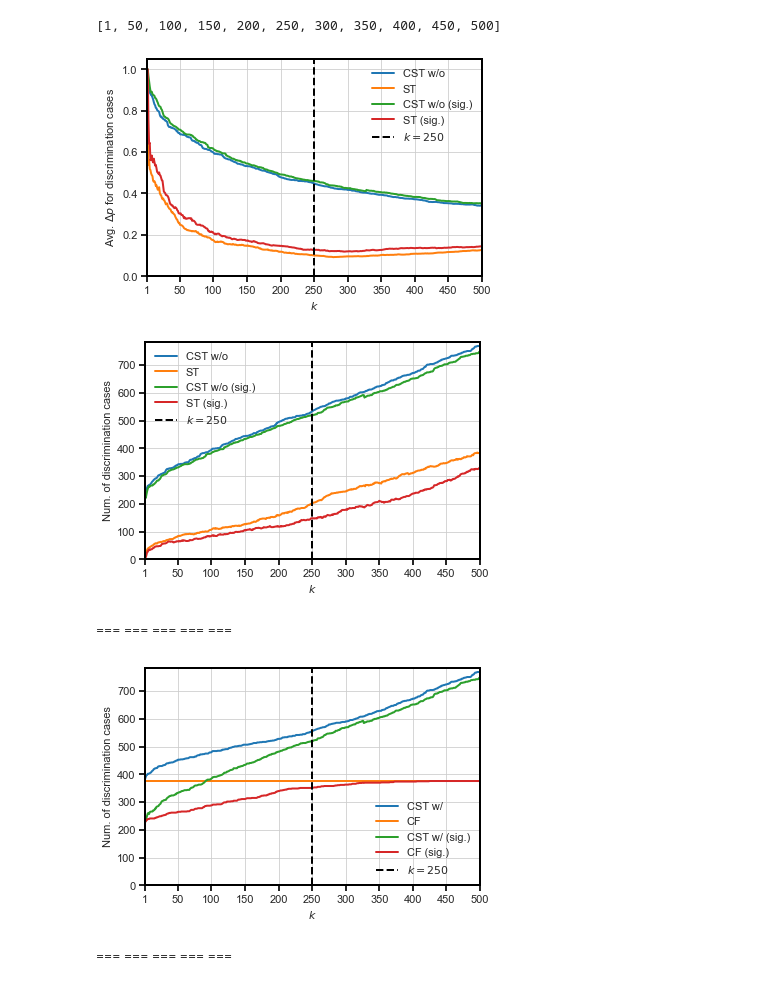
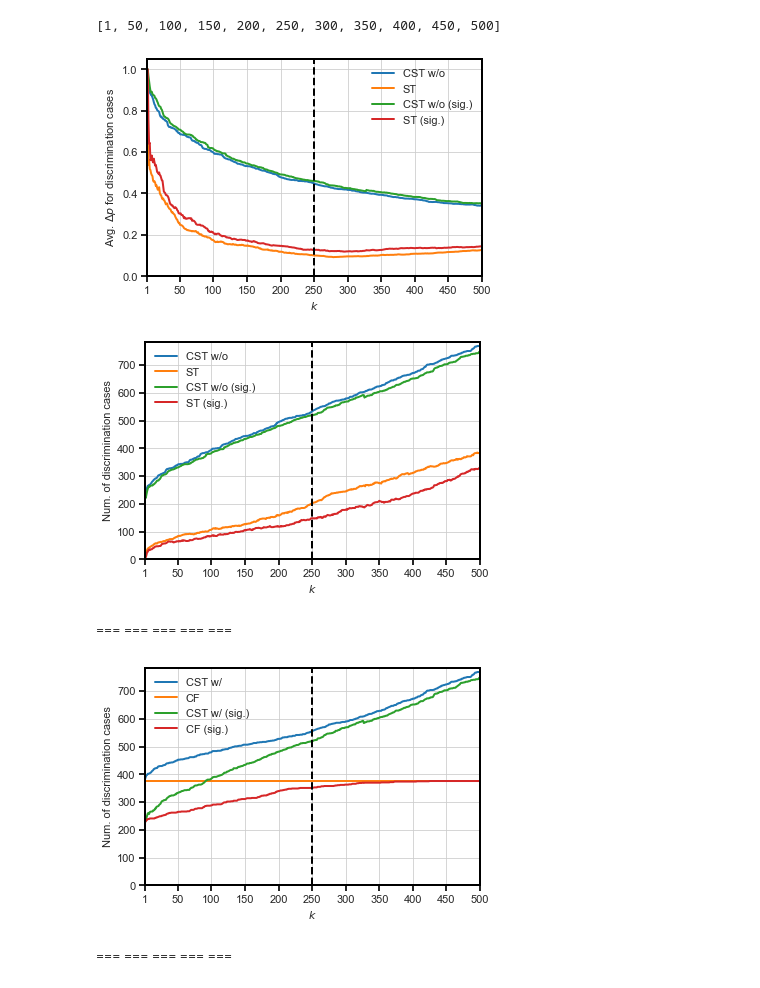
Before and after one commit to cc-jalvarez/counterfactual-situation-testing, a Jupyter notebook: src/analysis_k_param.ipynb, the cells around one changed output. Drawn from its saved outputs; the diff is of its cells as text; code cells hidden in the pictures.

Commit message:
plots for single disc for Sec 5.3; removed k=25 from legend in Sec 5.2

```diff
--- a/src/analysis_k_param.ipynb
+++ b/src/analysis_k_param.ipynb
@@ -144,13 +144,13 @@ plt.xticks(x_axis)
 plt.xlabel("$k$")
 plt.ylim(0.0, 1.05)
 plt.ylabel("Avg. $\Delta p$ for discrimination cases")
-plt.axvline(x=250, linestyle='--', color='black', label='$k=250$')
+plt.axvline(x=250, linestyle='--', color='black') #, label='$k=250$')
 plt.legend()
 # plt.title('CST w/o vs ST')
 plt.savefig(os.path.join(figu_path, 'CSTwoVsST_delta_versus_k.png'), dpi=300, bbox_inches='tight')
 plt.show()
 # %% [output]
-[figure, old version]
+[figure, new version]
 # %%
 plt.plot(k_results['k'], k_results['CSTwo_num'], label='CST w/o')
 plt.plot(k_results['k'], k_results['ST_num'], label='ST')
@@ -161,34 +161,34 @@ plt.xticks(x_axis)
 plt.xlabel("$k$")
 plt.ylim(0, k_results.iloc[-1].max() + 15)
 # plt.ylim(k_results.iloc[0].min() - 5, k_results.iloc[-1].max() + 5)
-plt.axvline(x=250, linestyle='--', color='black', label='$k=250$')
+plt.axvline(x=250, linestyle='--', color='black') #, label='$k=250$')
 plt.ylabel("Num. of discrimination cases")
 plt.legend()
 # plt.title('CST w/o vs ST')
 plt.savefig(os.path.join(figu_path, 'CSTwoVsST_nums_versus_k.png'), dpi=300, bbox_inches='tight')
 plt.show()
 # %% [output]
-[figure, old version]
+[figure, new version]
 # %% [markdown]
 === === === === ===
 # %%
 plt.plot(k_results['k'], k_results['CSTwi_num'], label='CST w/')
 plt.plot(k_results['k'], k_results['CF_num'], label='CF')
 plt.plot(k_results['k'], k_results['CSTwi_num_sig'], label='CST w/ (sig.)')
 plt.plot(k_results['k'], k_results['CF_num_sig'], label='CF (sig.)')
 plt.xlim(K_l, k_u)
 plt.xticks(x_axis)
 plt.xlabel("$k$")
 plt.ylim(0, k_results.iloc[-1].max() + 15)
 # plt.ylim(k_results.iloc[0].min() - 5, k_results.iloc[-1].max() + 5)
 plt.ylabel("Num. of discrimination cases")
-plt.axvline(x=250, linestyle='--', color='black', label='$k=250$')
+plt.axvline(x=250, linestyle='--', color='black') #, label='$k=250$')
 plt.legend()
 # plt.title('CST w/ vs CF')
 plt.savefig(os.path.join(figu_path, 'CSTwiVsCF_nums_versus_k.png'), dpi=300, bbox_inches='tight')
 plt.show()
 # %% [output]
-[figure, old version]
+[figure, new version]
 # %%
 # plt.plot(k_results['k'], k_results['CF_avgCI_l'], label='avg. lower CI', linestyle='--')
 # plt.plot(k_results['k'], k_results['CF_avgCI_u'], label='avg. upper CI', linestyle='--')
```
Also changed, not shown: parts of 2 cells of this notebook, 10 other files.
